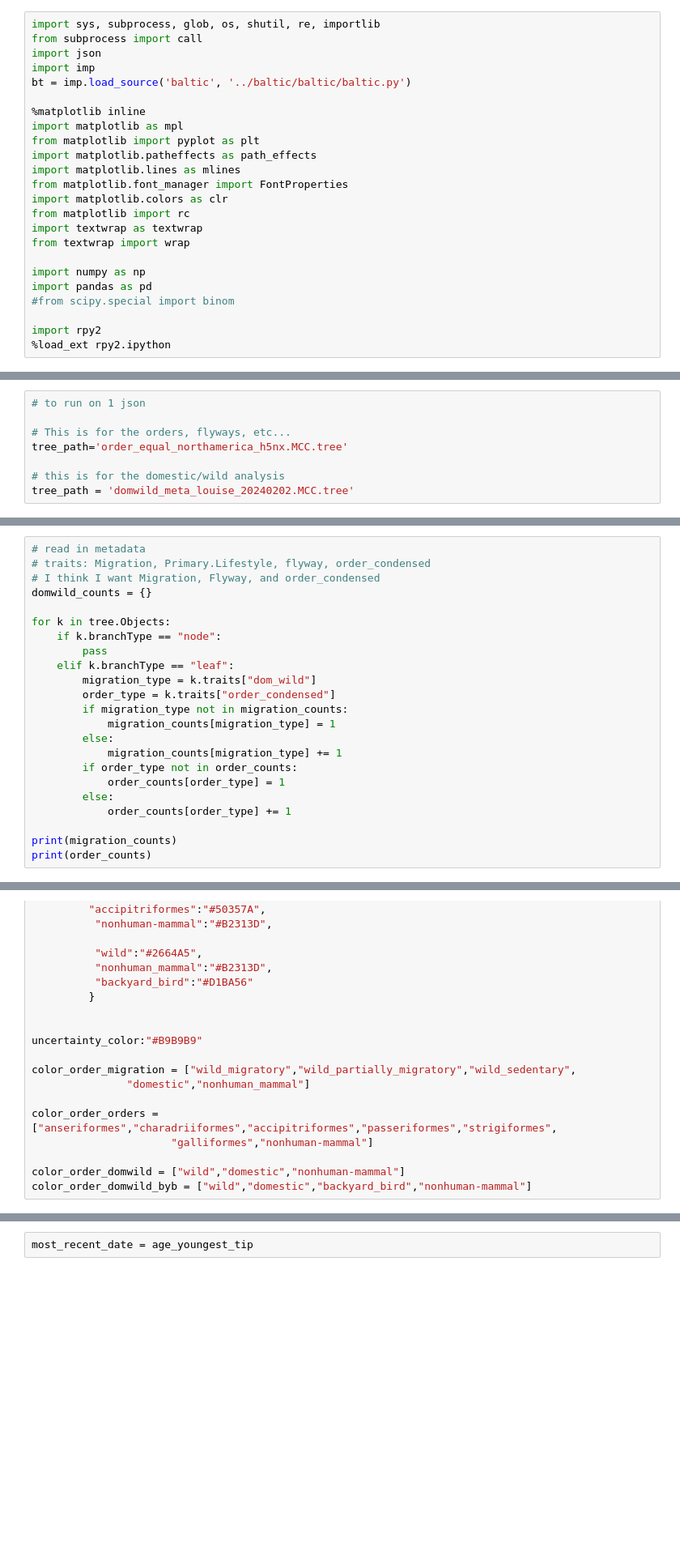
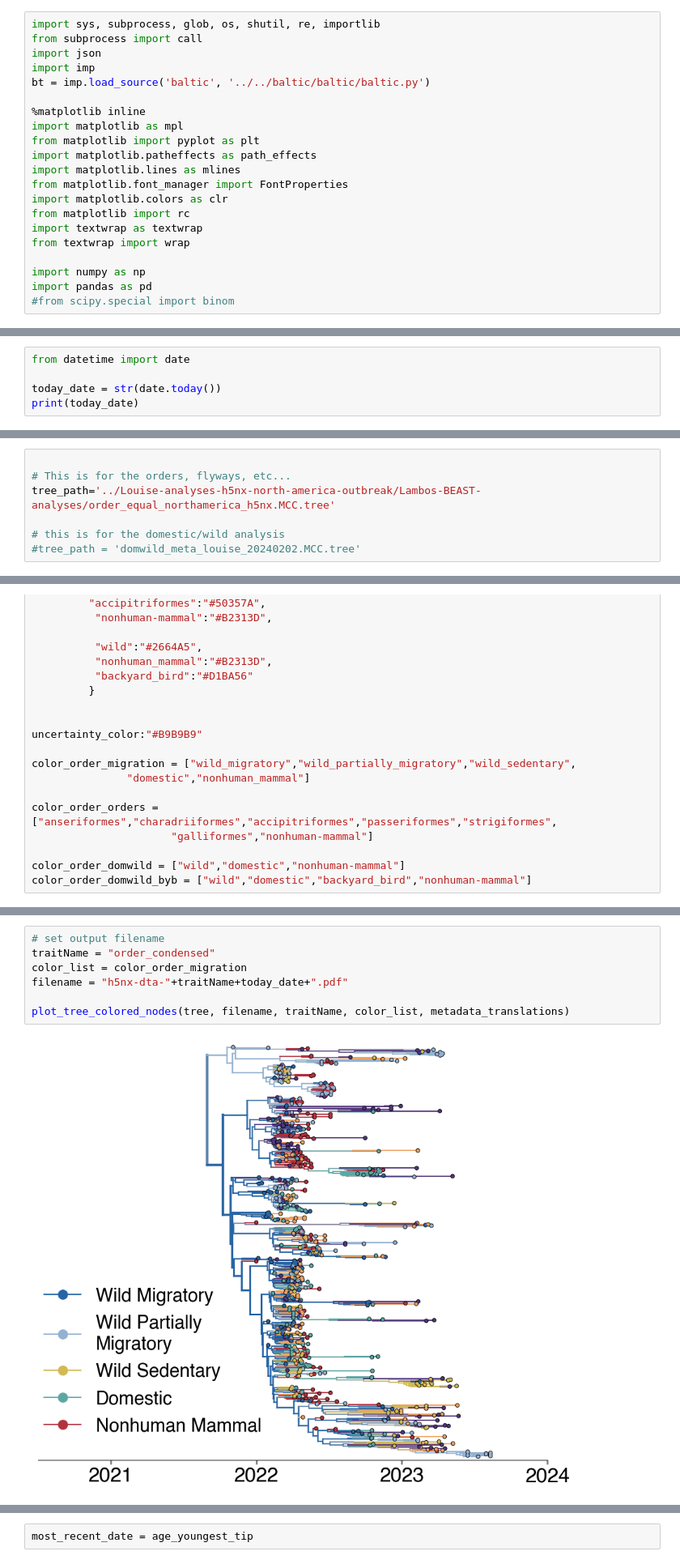
Before and after one commit to moncla-lab/North-American-HPAI, a Jupyter notebook: plotting-scripts/Plot-H5nx-North-America-DTA-results-BEAST.ipynb, the cells around one changed output, grey strips where cells are left out. Shown: that part at 81% size. Drawn from its saved outputs; the diff is of its cells as text; blank space fills up the shorter version.

Commit message:
cleaning up plotting code, making plotting the tree into a flexible function that should work for all traits

```diff
--- a/plotting-scripts/Plot-H5nx-North-America-DTA-results-BEAST.ipynb
+++ b/plotting-scripts/Plot-H5nx-North-America-DTA-results-BEAST.ipynb
@@ -7,7 +7,7 @@ import sys, subprocess, glob, os, shutil, re, importlib
 from subprocess import call
 import json
 import imp
-bt = imp.load_source('baltic', '../baltic/baltic/baltic.py')
+bt = imp.load_source('baltic', '../../baltic/baltic/baltic.py')
 
 %matplotlib inline
 import matplotlib as mpl
@@ -23,10 +23,12 @@ from textwrap import wrap
 import numpy as np
 import pandas as pd
 #from scipy.special import binom
-
-import rpy2
-%load_ext rpy2.ipython
 # %%
 mpl.rc('font',**{'family':'sans-serif','sans-serif':['Helvetica']})
 mpl.rc('text', usetex='false')
 mpl.rcParams.update({'font.size': 22})
+# %%
+from datetime import date
+
+today_date = str(date.today())
+print(today_date)
@@ -33,11 +37,10 @@ mpl.rcParams.update({'font.size': 22})
 # %%
-# to run on 1 json
 
 # This is for the orders, flyways, etc...
-tree_path='order_equal_northamerica_h5nx.MCC.tree'
+tree_path='../Louise-analyses-h5nx-north-america-outbreak/Lambos-BEAST-analyses/order_equal_northamerica_h5nx.MCC.tree'
 
 # this is for the domestic/wild analysis
-tree_path = 'domwild_meta_louise_20240202.MCC.tree'
+#tree_path = 'domwild_meta_louise_20240202.MCC.tree'
 # %%
 tree=bt.loadNexus(tree_path)
 # %%
@@ -124,26 +125,3 @@ print(order_counts)
 # %% [output]
 {'domestic': 105, 'nonhuman-mammal': 100, 'One': 107, 'Three': 190, 'Two': 153}
 {'galliformes': 100, 'nonhuman-mammal': 100, 'strigiformes': 98, 'accipitriformes': 100, 'passeriformes': 57, 'charadriiformes': 100, 'anseriformes': 100}
-# %%
-# read in metadata
-# traits: Migration, Primary.Lifestyle, flyway, order_condensed
-# I think I want Migration, Flyway, and order_condensed
-domwild_counts = {}
-
-for k in tree.Objects:
-    if k.branchType == "node":
-        pass
-    elif k.branchType == "leaf":
-        migration_type = k.traits["dom_wild"]
-        order_type = k.traits["order_condensed"]
-        if migration_type not in migration_counts:
-            migration_counts[migration_type] = 1
-        else:
-            migration_counts[migration_type] += 1
-        if order_type not in order_counts:
-            order_counts[order_type] = 1
-        else:
-            order_counts[order_type] += 1
-
-print(migration_counts)
-print(order_counts)
@@ -290,2 +265,11 @@ plt.show()
+# %%
+# set output filename
+traitName = "order_condensed"
+color_list = color_order_migration
+filename = "h5nx-dta-"+traitName+today_date+".pdf"
+
+plot_tree_colored_nodes(tree, filename, traitName, color_list, metadata_translations)
+# %% [output]
+[figure, added]
 # %% [markdown]
 ## Plot with tips colored by whether backyard bird, with backbone black
```
Also changed, not shown: parts of 15 cells of this notebook.
